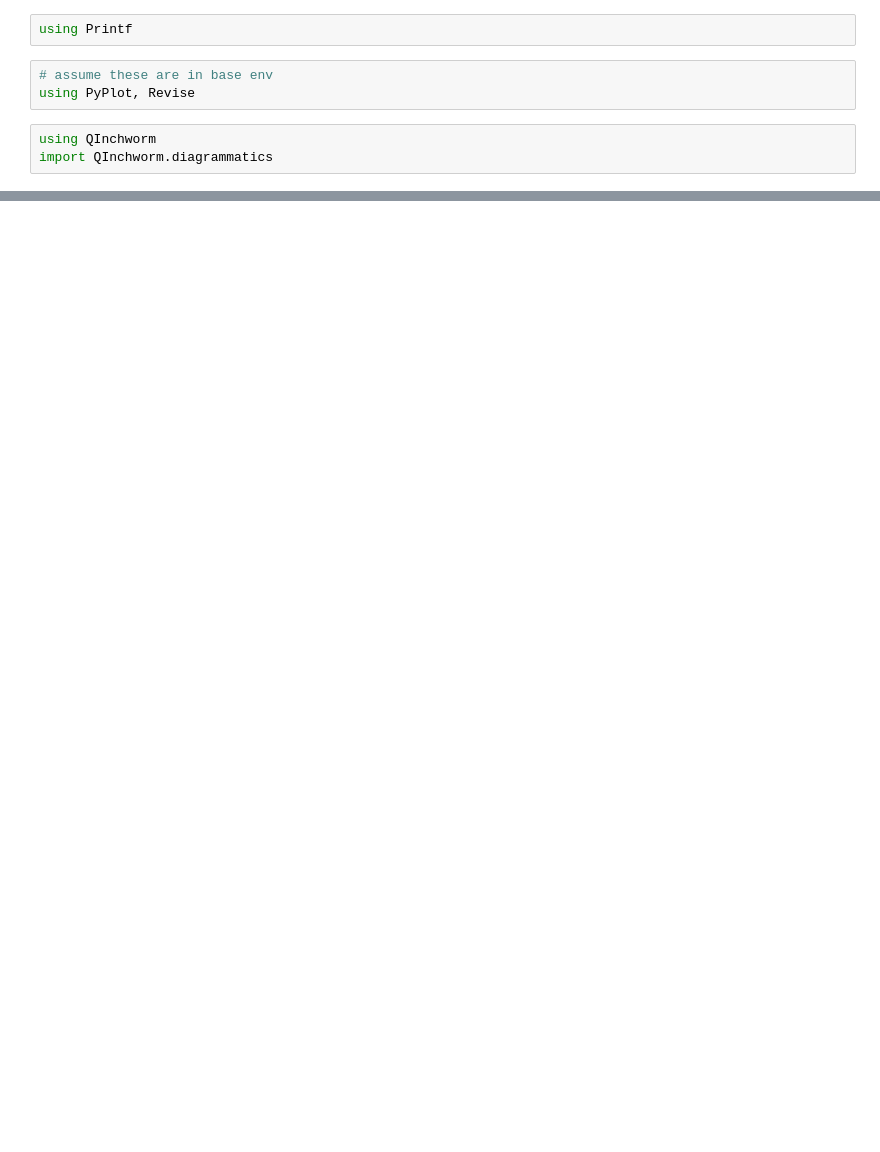
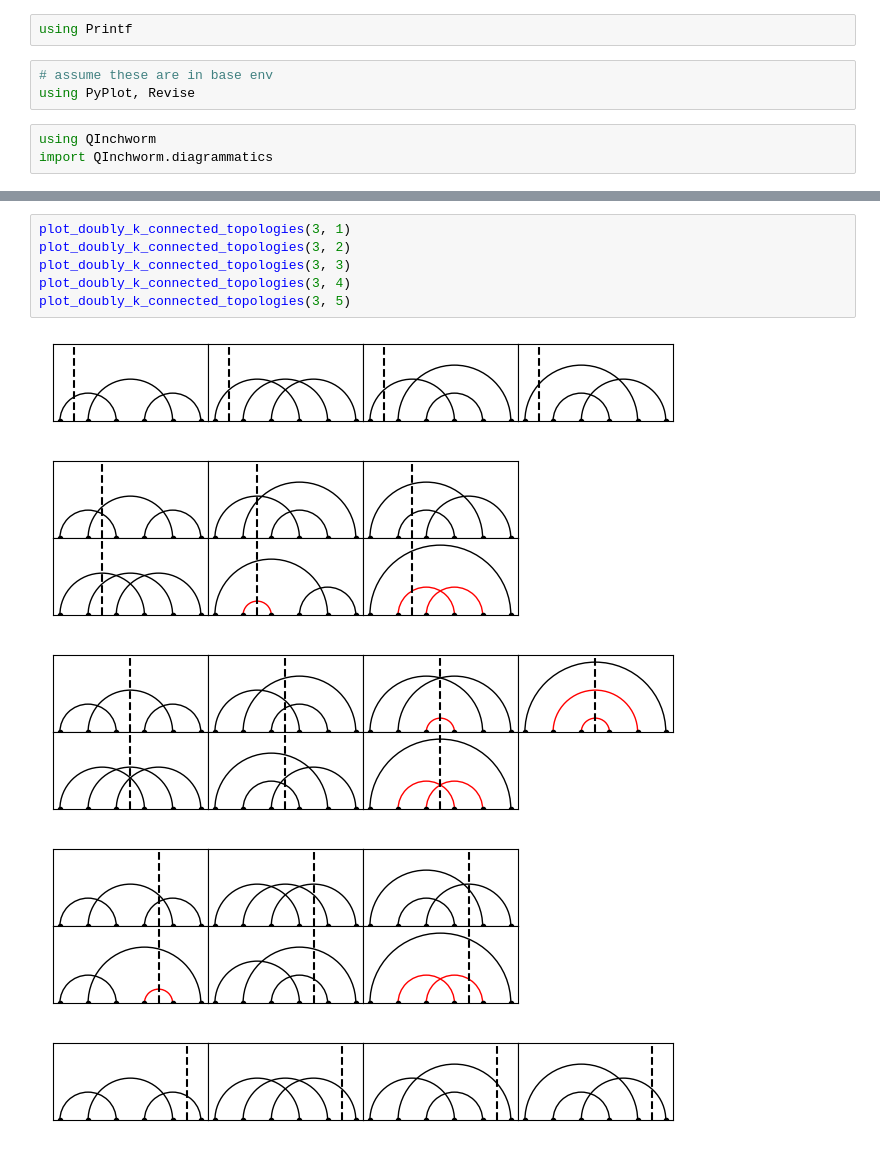
Before and after one commit to krivenko/QInchworm.jl, a Jupyter notebook: experiments/diagrammatics/diagrammatics.ipynb, the cells around one changed output, grey strips where cells are left out. Drawn from its saved outputs; the diff is of its cells as text; blank space fills up the shorter version.

```diff
--- a/experiments/diagrammatics/diagrammatics.ipynb
+++ b/experiments/diagrammatics/diagrammatics.ipynb
@@ -105,2 +171,14 @@ plot_k_connected_topologies(2, 1)
+# %%
+plot_doubly_k_connected_topologies(3, 1)
+plot_doubly_k_connected_topologies(3, 2)
+plot_doubly_k_connected_topologies(3, 3)
+plot_doubly_k_connected_topologies(3, 4)
+plot_doubly_k_connected_topologies(3, 5)
+# %% [output]
+[figure, added]
+[figure, added]
+[figure, added]
+[figure, added]
+[figure, added]
 # %%
 plot_k_connected_topologies(3, 1)
```
Also changed, not shown: parts of 18 cells of this notebook, 1 other file.
